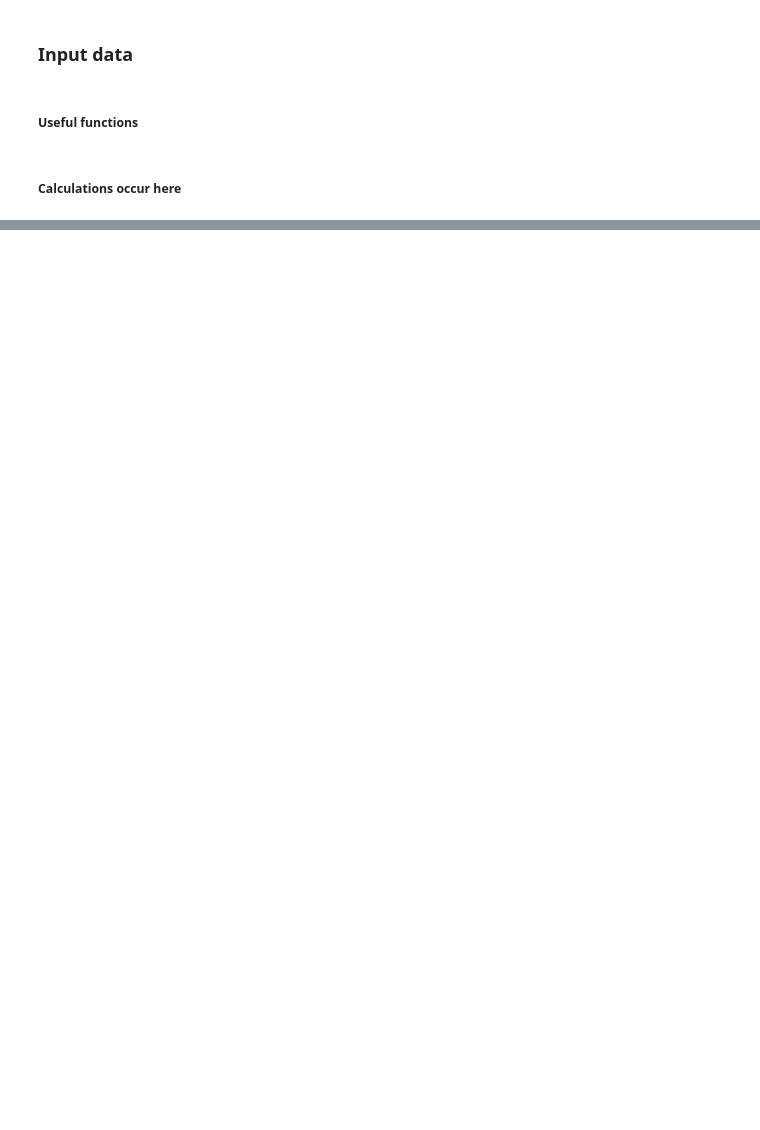
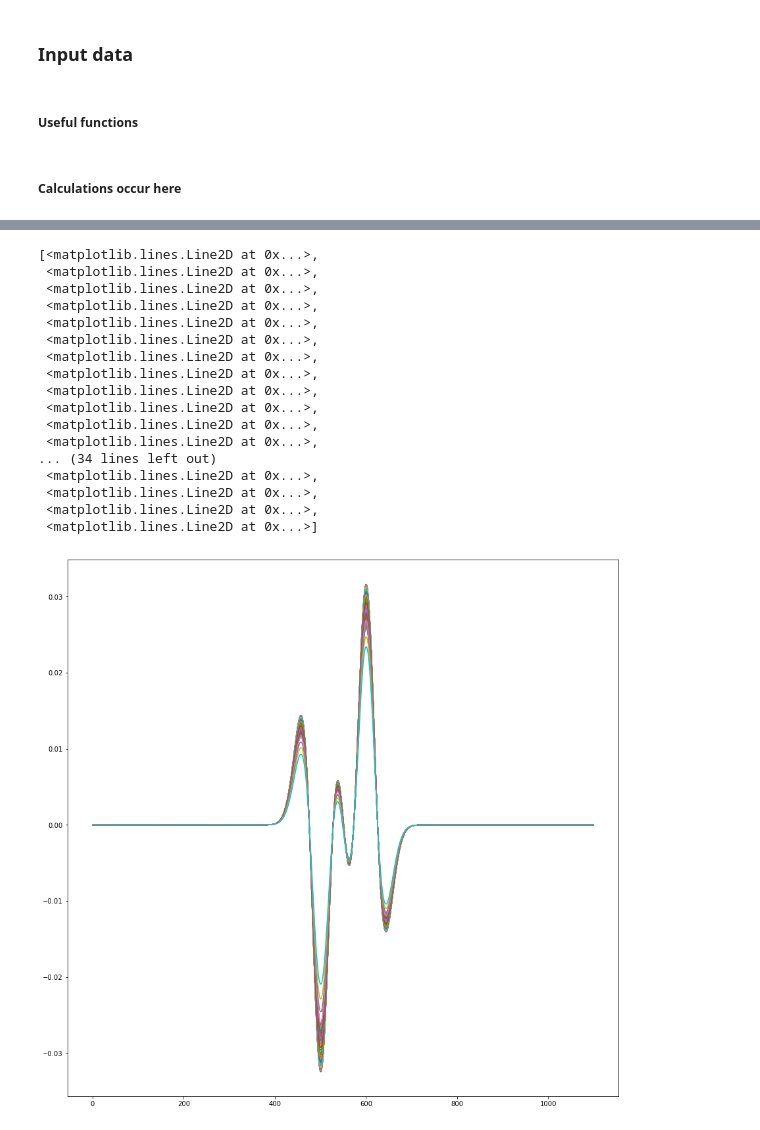
Before and after one commit to tccw/geotools, a Jupyter notebook: FluidSubstitution.ipynb, the cells around one changed output, grey strips where cells are left out. Saved outputs shown, nothing was run; the diff lists cells and outputs as text; code cells hidden in the pictures; blank space fills up the shorter version.

```diff
--- a/FluidSubstitution.ipynb
+++ b/FluidSubstitution.ipynb
@@ -284,6 +336,17 @@ def digitize_model(rc_int, t_int, t):
             break
 
     return rc
+
+# Function to create synthetic
+def makeSynth(f):
+    synth = np.zeros(( len(vpCurve[0]-1), thetaMax)) # Create an array of dimenions [m-1,n] samples. -1 to match the m-1 sample output
+                                             # from convolve with 'same' flag
+    wavelet = signal.ricker(512,1e3/(4.*f))
+    wavelet = wavelet / max(wavelet)   # normalize
+    for k in range(thetaMax):
+        synth[:,k] = signal.convolve(rc[:,k], wavelet,'same') # flag 'same' in order to keep the vector sizes the same.
+                                                              # This is because after convolution the result is a vector of the combined length of the inputs.
+    return synth
 # %% [markdown]
 ##### Calculations occur here
 # %%
@@ -489,0 +527,6 @@ for i in range(0,len(vpCurve)):
+# %%
+def prestkGathers()
+
+test= [(),(),()]
+
+test[0] = (makeSynth(10)) #etc.
@@ -489,0 +535,22 @@ for i in range(0,len(vpCurve)):
+# %%
+plt.figure(figsize = (15,15))
+plt.plot(test[0][0:])
+# %% [output]
+[<matplotlib.lines.Line2D at 0x...>,
+ <matplotlib.lines.Line2D at 0x...>,
+ <matplotlib.lines.Line2D at 0x...>,
+ <matplotlib.lines.Line2D at 0x...>,
+ <matplotlib.lines.Line2D at 0x...>,
+ <matplotlib.lines.Line2D at 0x...>,
+ <matplotlib.lines.Line2D at 0x...>,
+ <matplotlib.lines.Line2D at 0x...>,
+ <matplotlib.lines.Line2D at 0x...>,
+ <matplotlib.lines.Line2D at 0x...>,
+ <matplotlib.lines.Line2D at 0x...>,
+ <matplotlib.lines.Line2D at 0x...>,
+... (34 lines left out)
+ <matplotlib.lines.Line2D at 0x...>,
+ <matplotlib.lines.Line2D at 0x...>,
+ <matplotlib.lines.Line2D at 0x...>,
+ <matplotlib.lines.Line2D at 0x...>]
+[figure, added]
```
Also changed, not shown: parts of 10 cells of this notebook, 1 other file.
